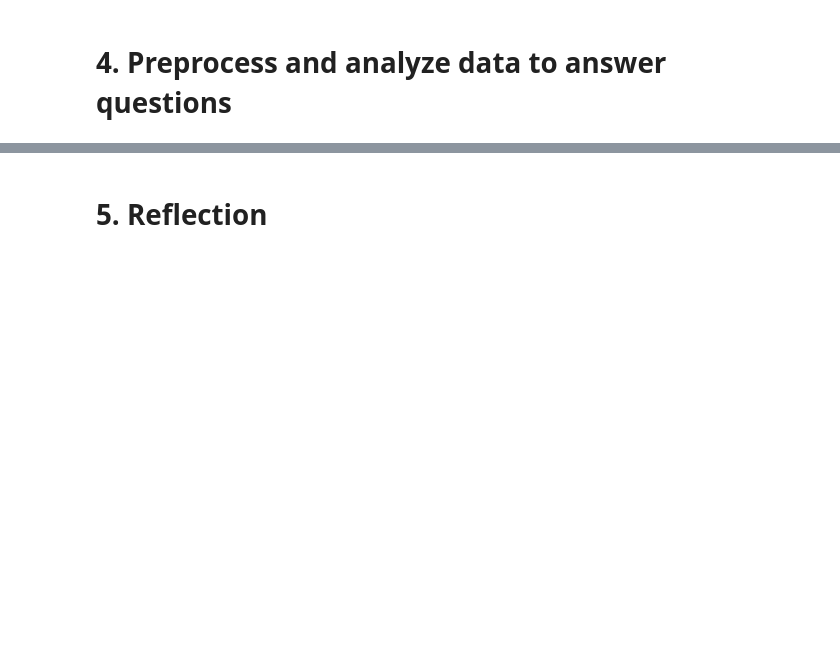
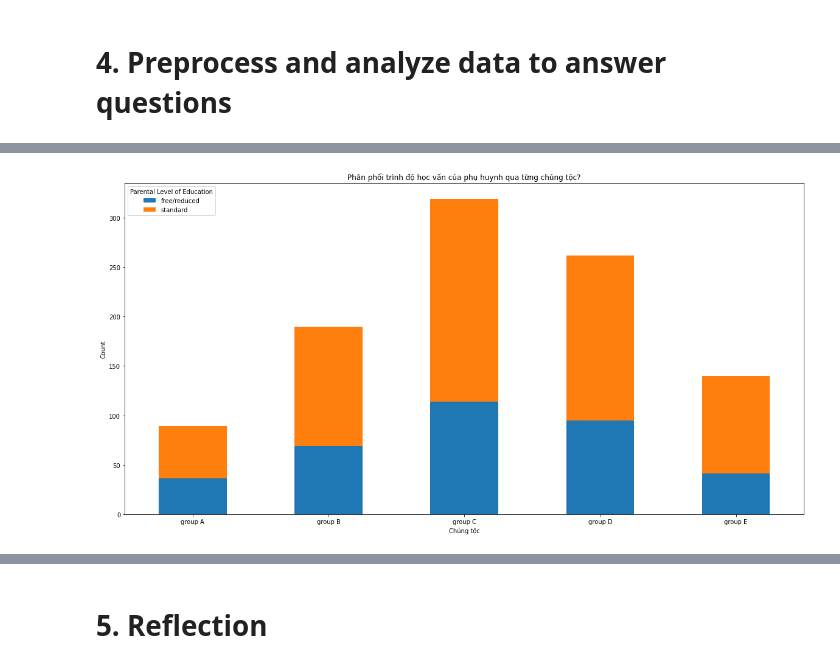
Before and after one commit to PNTAN19/LTKHDL, a Jupyter notebook: Students_Performance.ipynb, the cells around one changed output, grey strips where cells are left out. Saved outputs shown, nothing was run; the diff lists cells and outputs as text; code cells hidden in the pictures; blank space fills up the shorter version.

```diff
--- a/Students_Performance.ipynb
+++ b/Students_Performance.ipynb
@@ -430,0 +453,9 @@ plt.show()
+# %%
+ax = pd.crosstab(df["race/ethnicity"], [df["lunch"]]).plot.bar(stacked=True, figsize=(20,10))
+ax.set_title("Phân phối trình độ học vấn của phụ huynh qua từng chủng tộc?")
+ax.set_xlabel(xlabel="Chủng tộc")
+ax.set_ylabel(ylabel="Count")
+ax.set_xticklabels(ax.get_xticklabels(), rotation=0)
+ax.legend(loc="upper left", title="Parental Level of Education");
+# %% [output]
+[figure, added]
```
Also changed, not shown: parts of 18 cells of this notebook.
